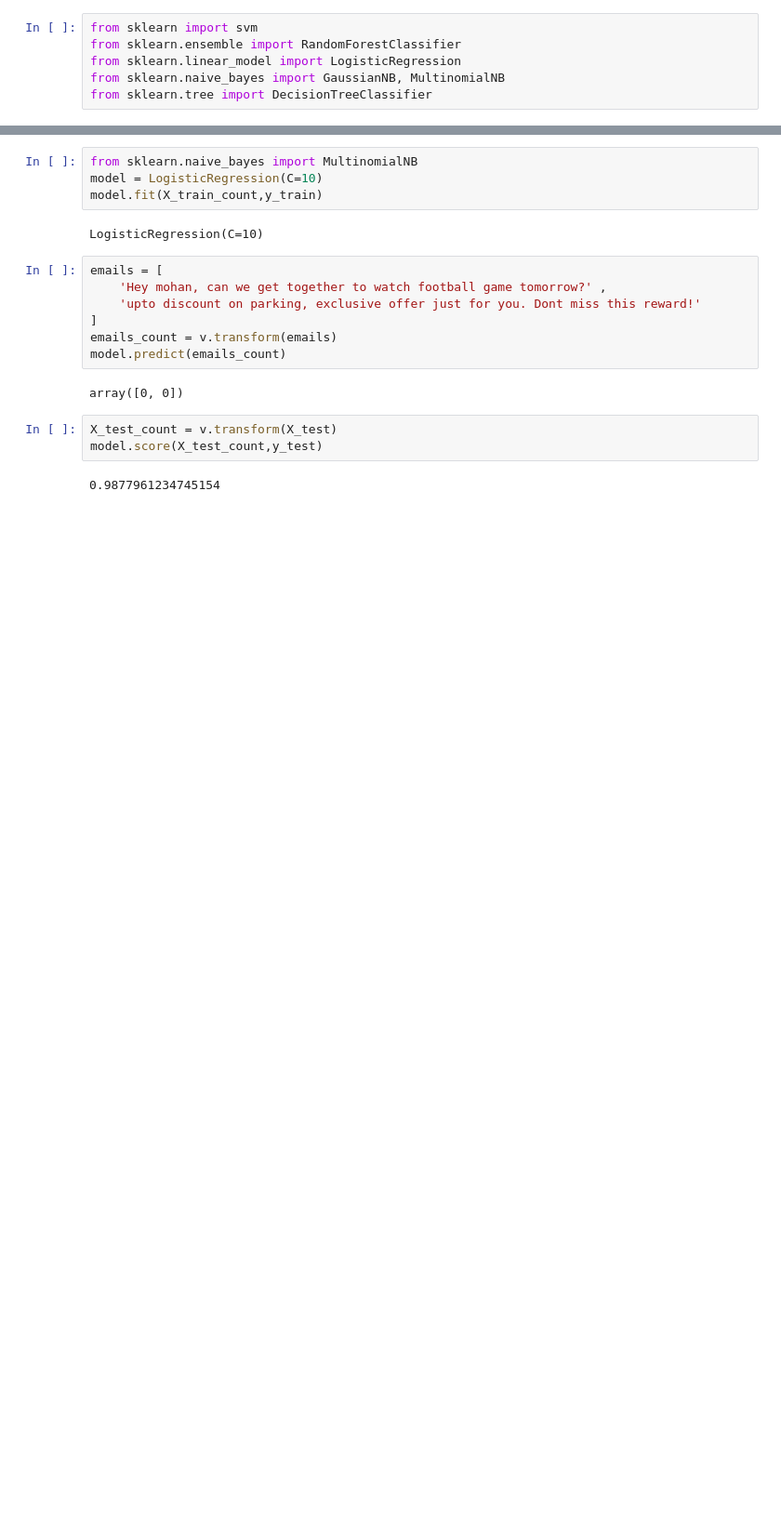
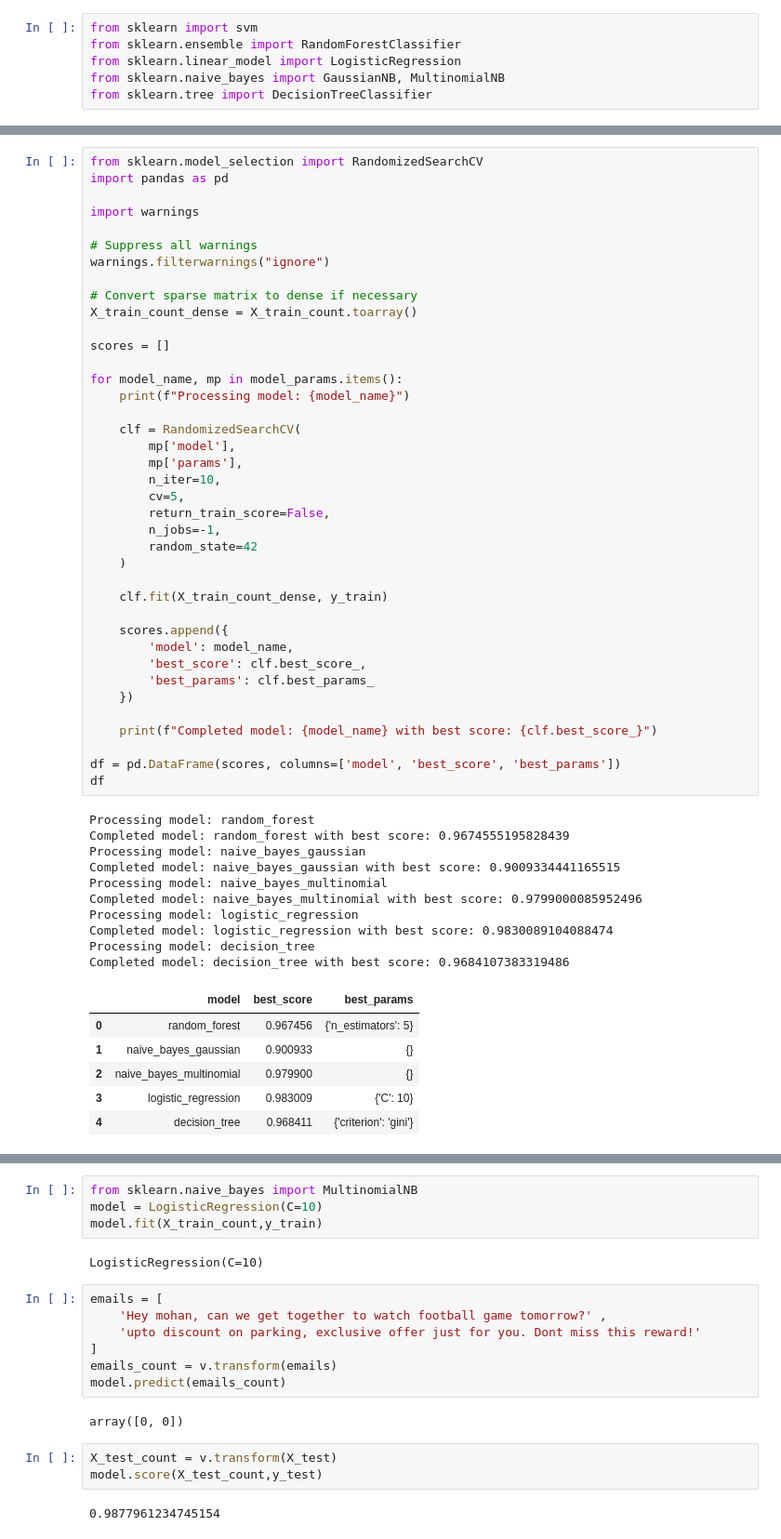
Before and after one commit to Gopz28/cognorise-infotech-Tasks, a Jupyter notebook: Model/email_spam_detection.ipynb, the cells around one changed output, grey strips where cells are left out. Shown: that part at 93% size. Cells and saved outputs as stored; diff of their text form; blank space fills up the shorter version.

Commit message:
updateHyperParameter

```diff
--- a/Model/email_spam_detection.ipynb
+++ b/Model/email_spam_detection.ipynb
@@ -110,6 +90,62 @@ model_params = {
     }
 
 }
+# %%
+from sklearn.model_selection import RandomizedSearchCV
+import pandas as pd
+
+import warnings
+
+# Suppress all warnings
+warnings.filterwarnings("ignore")
+
+# Convert sparse matrix to dense if necessary
+X_train_count_dense = X_train_count.toarray()
+
+scores = []
+
+for model_name, mp in model_params.items():
+    print(f"Processing model: {model_name}")
+
+    clf = RandomizedSearchCV(
+        mp['model'],
+        mp['params'],
+        n_iter=10,
+        cv=5,
+        return_train_score=False,
+        n_jobs=-1,
+        random_state=42
+    )
+
+    clf.fit(X_train_count_dense, y_train)
+
+    scores.append({
+        'model': model_name,
+        'best_score': clf.best_score_,
+        'best_params': clf.best_params_
+    })
+
+    print(f"Completed model: {model_name} with best score: {clf.best_score_}")
+
+df = pd.DataFrame(scores, columns=['model', 'best_score', 'best_params'])
+df
+# %% [output]
+Processing model: random_forest
+Completed model: random_forest with best score: 0.9674555195828439
+Processing model: naive_bayes_gaussian
+Completed model: naive_bayes_gaussian with best score: 0.9009334441165515
+Processing model: naive_bayes_multinomial
+Completed model: naive_bayes_multinomial with best score: 0.9799000085952496
+Processing model: logistic_regression
+Completed model: logistic_regression with best score: 0.9830089104088474
+Processing model: decision_tree
+Completed model: decision_tree with best score: 0.9684107383319486
+|  | model | best_score | best_params |
+| 0 | random_forest | 0.967456 | {'n_estimators': 5} |
+| 1 | naive_bayes_gaussian | 0.900933 | {} |
+| 2 | naive_bayes_multinomial | 0.979900 | {} |
+| 3 | logistic_regression | 0.983009 | {'C': 10} |
+| 4 | decision_tree | 0.968411 | {'criterion': 'gini'} |
 # %%
 from sklearn.model_selection import GridSearchCV,RandomizedSearchCV
 
```
Also changed, not shown: parts of 9 cells of this notebook.
